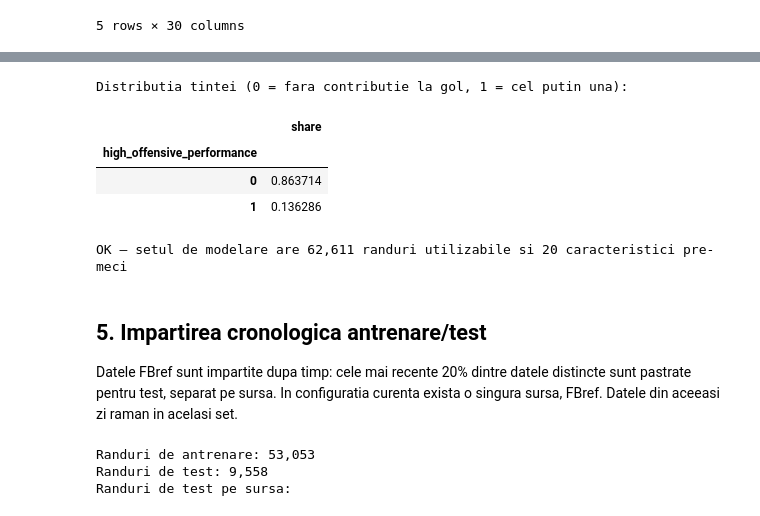
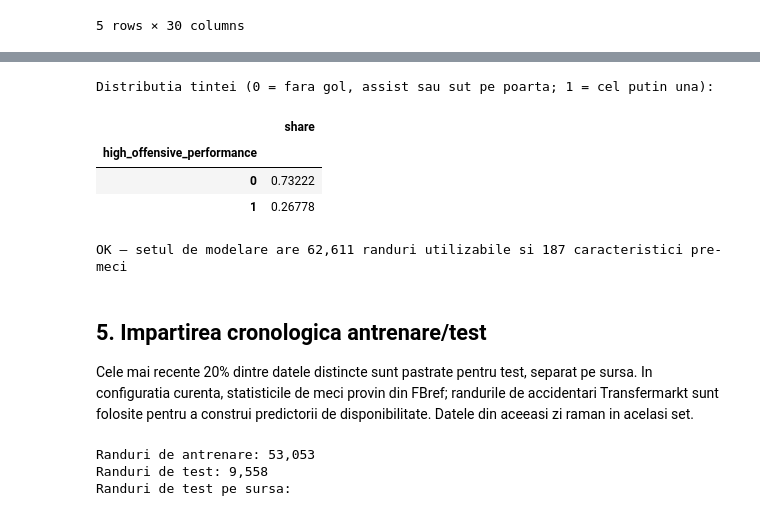
Before and after one commit to andreilaurentiuradu/IAPD_project, a Jupyter notebook: notebooks/player_performance_modeling.ipynb, the cells around one changed output, grey strips where cells are left out. Drawn from its saved outputs; the diff is of its cells as text; code cells hidden in the pictures.

```diff
--- a/notebooks/player_performance_modeling.ipynb
+++ b/notebooks/player_performance_modeling.ipynb
@@ -11,5 +11,7 @@ Ruleaza mai intai `extraction/data_scraper.ipynb`. Modelul citeste `data/raw/fbr
 # %%
 from pathlib import Path
+import re
+import unicodedata
 
 import matplotlib.pyplot as plt
 import numpy as np
@@ -31,6 +33,8 @@ MODEL_SOURCES = ["fbref"]  # Foloseste exportul FBref cu toate competitiile.
 INPUT_FILES = {
     "fbref": DATA_ROOT / "raw" / "fbref" / "fbref_player_match_stats.csv",
 }
+TRANSFERMARKT_INJURIES_FILE = DATA_ROOT / "raw" / "transfermarkt" / "transfermarkt_player_injury_histories.csv"
+TRANSFERMARKT_PROFILES_FILE = DATA_ROOT / "raw" / "transfermarkt" / "player_profiles.csv"
 if not MODEL_SOURCES or any(source not in INPUT_FILES for source in MODEL_SOURCES):
     raise ValueError(f"Surse invalide: {MODEL_SOURCES}")
 OUTPUT_DIR = DATA_ROOT / "processed"
@@ -45,6 +49,8 @@ COLUMN_MAP = {
     "goals": "Gls",
     "assists": "Ast",
     "shots": "Sh",
+    "shots_on_target": "SoT",
+    "crosses": "Crs",
     "yellow_cards": "CrdY",
     "red_cards": "CrdR",
     # Optional: "match_id": "game_id",
@@ -89,5 +95,5 @@ Coloanele FBref folosite in model sunt redenumite in nume comune, precum `minute
 # %%
-required = ["player", "match_date", "minutes", "goals", "assists", "shots", "yellow_cards", "red_cards"]
+required = ["player", "match_date", "minutes", "goals", "assists", "shots", "shots_on_target", "crosses", "yellow_cards", "red_cards"]
 missing_mapping = [key for key in required if COLUMN_MAP.get(key) not in raw.columns]
 if missing_mapping:
     raise KeyError(
@@ -101,13 +107,16 @@ if "match_id" in COLUMN_MAP and COLUMN_MAP["match_id"] in raw.columns:
     data = data.rename(columns={COLUMN_MAP["match_id"]: "match_id"})
 
 data["match_date"] = pd.to_datetime(data["match_date"], format="mixed", errors="coerce", utc=True)
-numeric = ["minutes", "goals", "assists", "shots", "yellow_cards", "red_cards"]
+numeric = ["minutes", "goals", "assists", "shots", "shots_on_target", "crosses", "yellow_cards", "red_cards"]
 for col in numeric:
     data[col] = pd.to_numeric(data[col], errors="coerce")
 data["player"] = data["player"].astype("string").str.strip()
 data = data.dropna(subset=["player", "match_date"]).copy()
 data = data[data["minutes"].fillna(0) > 0].copy()
 data = data.sort_values(["player", "match_date"]).reset_index(drop=True)
+for column in ["game_id", "team", "league"]:
+    if column not in data.columns:
+        raise KeyError(f"Lipseste coloana necesara pentru contextul meciului: {column}")
 
 print(f"Randuri jucator-meci utilizabile: {len(data):,}")
 print("Valori lipsa pe camp:")
@@ -131,14 +246,14 @@ Graficele arata cate observatii exista in fiecare competitie, cat de des apare o
 # %%
 # Pregateste sumarul pentru grafice. O contributie inseamna gol sau assist.
 data["goal_contributions"] = data[["goals", "assists"]].sum(axis=1, min_count=2)
-data["has_goal_contribution"] = (data["goal_contributions"] >= 1).where(data["goal_contributions"].notna(), np.nan)
+data["has_offensive_involvement"] = ((data["goal_contributions"] >= 1) | (data["shots_on_target"] >= 1)).astype(int)
 league_summary = (
     data.groupby("league", dropna=False)
-    .agg(aparitii=("player", "size"), rata_contributiilor=("has_goal_contribution", "mean"))
+    .agg(aparitii=("player", "size"), rata_implicarii_ofensive=("has_offensive_involvement", "mean"))
     .sort_values("aparitii", ascending=False)
 )
-league_summary["rata_contributiilor"] = league_summary["rata_contributiilor"] * 100
-display(league_summary.rename(columns={"aparitii": "randuri jucator-meci", "rata_contributiilor": "% cu gol sau assist"}).round(1))
+league_summary["rata_implicarii_ofensive"] = league_summary["rata_implicarii_ofensive"] * 100
+display(league_summary.rename(columns={"aparitii": "randuri jucator-meci", "rata_implicarii_ofensive": "% cu gol/assist sau sut pe poarta"}).round(1))
 
 fig, axes = plt.subplots(2, 2, figsize=(15, 10), constrained_layout=True)
 
@@ -150,9 +265,9 @@ axes[0, 0].set_xlabel("Randuri jucator-meci")
 axes[0, 0].set_ylabel("")
 
 # Rata este calculata pe randuri jucator-meci, nu pe jucatori unici.
-plot_rates = league_summary["rata_contributiilor"].sort_values()
+plot_rates = league_summary["rata_implicarii_ofensive"].sort_values()
 axes[0, 1].barh(plot_rates.index.astype(str), plot_rates.values, color="#10b981")
-axes[0, 1].set_title("Aparitii cu cel putin un gol sau assist")
+axes[0, 1].set_title("Aparitii cu gol/assist sau sut pe poarta")
 axes[0, 1].set_xlabel("Procent din aparitii")
 axes[0, 1].set_ylabel("")
 axes[0, 1].set_xlim(0, max(100, float(plot_rates.max()) * 1.12))
@@ -242,44 +359,48 @@ Tinta este 1 daca jucatorul are cel putin un gol sau assist in meciul curent si
 # %%
-data = data.dropna(subset=["goals", "assists"]).copy()
+data = data.dropna(subset=["goals", "assists", "shots_on_target"]).copy()
 data["goal_contributions"] = data["goals"] + data["assists"]
-data["high_offensive_performance"] = (data["goal_contributions"] >= 1).astype(int)
+data["high_offensive_performance"] = ((data["goal_contributions"] >= 1) | (data["shots_on_target"] >= 1)).astype(int)
 
-past_fields = ["minutes", "goals", "assists", "shots", "yellow_cards", "red_cards"]
+past_fields = ["minutes", "goals", "assists", "shots", "shots_on_target", "crosses", "yellow_cards", "red_cards"]
 for field in past_fields:
-    data[f"all_previous_mean_{field}"] = (
+    mean_feature = "expected_minutes_pre_match" if field == "minutes" else f"all_previous_mean_{field}"
+    data[mean_feature] = (
         data.groupby("player", sort=False)[field]
         .transform(lambda series: series.shift(1).expanding(min_periods=1).mean())
     )
     data[f"all_previous_sum_{field}"] = (
         data.groupby("player", sort=False)[field]
         .transform(lambda series: series.shift(1).expanding(min_periods=1).sum())
     )
 
 competition_features = pd.get_dummies(data["league"].fillna("unknown"), prefix="competition", dtype=int)
-data = pd.concat([data, competition_features], axis=1)
-feature_cols = [col for col in data.columns if col.startswith("all_previous_")] + list(competition_features.columns)
-model_data = data.dropna(subset=feature_cols + ["high_offensive_performance"]).copy()
-print("Distributia tintei (0 = fara contributie la gol, 1 = cel putin una):")
+opponent_features = pd.get_dummies(data["opponent"].fillna("unknown"), prefix="opponent", dtype=int)
+data = pd.concat([data, competition_features, opponent_features], axis=1)
+history_features = [col for col in data.columns if col.startswith("all_previous_")] + ["expected_minutes_pre_match"]
+context_features = ["injury_history_matched", "reported_absence_active_pre_match", "reported_absences_last_365d", "days_since_last_reported_absence_end"]
+feature_cols = history_features + context_features + list(competition_features.columns) + list(opponent_features.columns)
+model_data = data.dropna(subset=["expected_minutes_pre_match", "high_offensive_performance"]).copy()
+print("Distributia tintei (0 = fara gol, assist sau sut pe poarta; 1 = cel putin una):")
 display(model_data["high_offensive_performance"].value_counts(normalize=True).rename("share").to_frame())
 if len(model_data) < MIN_DATA_ROWS:
     raise ValueError(
         f"Criteriul pentru setul de modelare nu este indeplinit: {len(model_data):,} randuri jucator-meci utilizabile; "
         f"sunt necesare cel putin {MIN_DATA_ROWS:,}."
     )
 if len(feature_cols) < 10:
     raise ValueError(f"Criteriul caracteristicilor modelului nu este indeplinit: {len(feature_cols)} engineered features; sunt necesare cel putin 10.")
 print(f"OK — setul de modelare are {len(model_data):,} randuri utilizabile si {len(feature_cols):,} caracteristici pre-meci")
 # %% [output]
-Distributia tintei (0 = fara contributie la gol, 1 = cel putin una):
+Distributia tintei (0 = fara gol, assist sau sut pe poarta; 1 = cel putin una):
 |  | share |
 | high_offensive_performance |  |
-| 0 | 0.863714 |
-| 1 | 0.136286 |
+| 0 | 0.73222 |
+| 1 | 0.26778 |
-OK — setul de modelare are 62,611 randuri utilizabile si 20 caracteristici pre-meci
+OK — setul de modelare are 62,611 randuri utilizabile si 187 caracteristici pre-meci
 # %% [markdown]
 ## 5. Impartirea cronologica antrenare/test
 
-Datele FBref sunt impartite dupa timp: cele mai recente 20% dintre datele distincte sunt pastrate pentru test, separat pe sursa. In configuratia curenta exista o singura sursa, FBref. Datele din aceeasi zi raman in acelasi set.
+Cele mai recente 20% dintre datele distincte sunt pastrate pentru test, separat pe sursa. In configuratia curenta, statisticile de meci provin din FBref; randurile de accidentari Transfermarkt sunt folosite pentru a construi predictorii de disponibilitate. Datele din aceeasi zi raman in acelasi set.
 # %%
 train_parts = []
 test_parts = []
```
Also changed, not shown: parts of 23 cells of this notebook, 5 other files.
